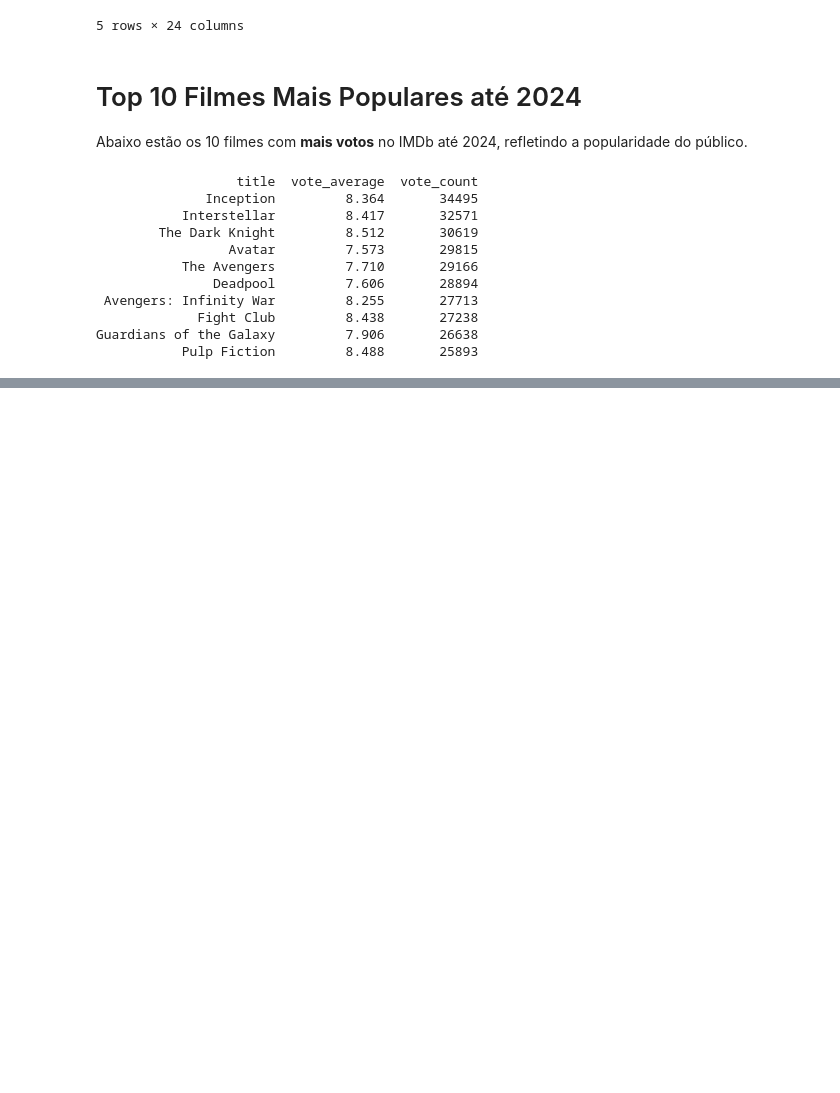
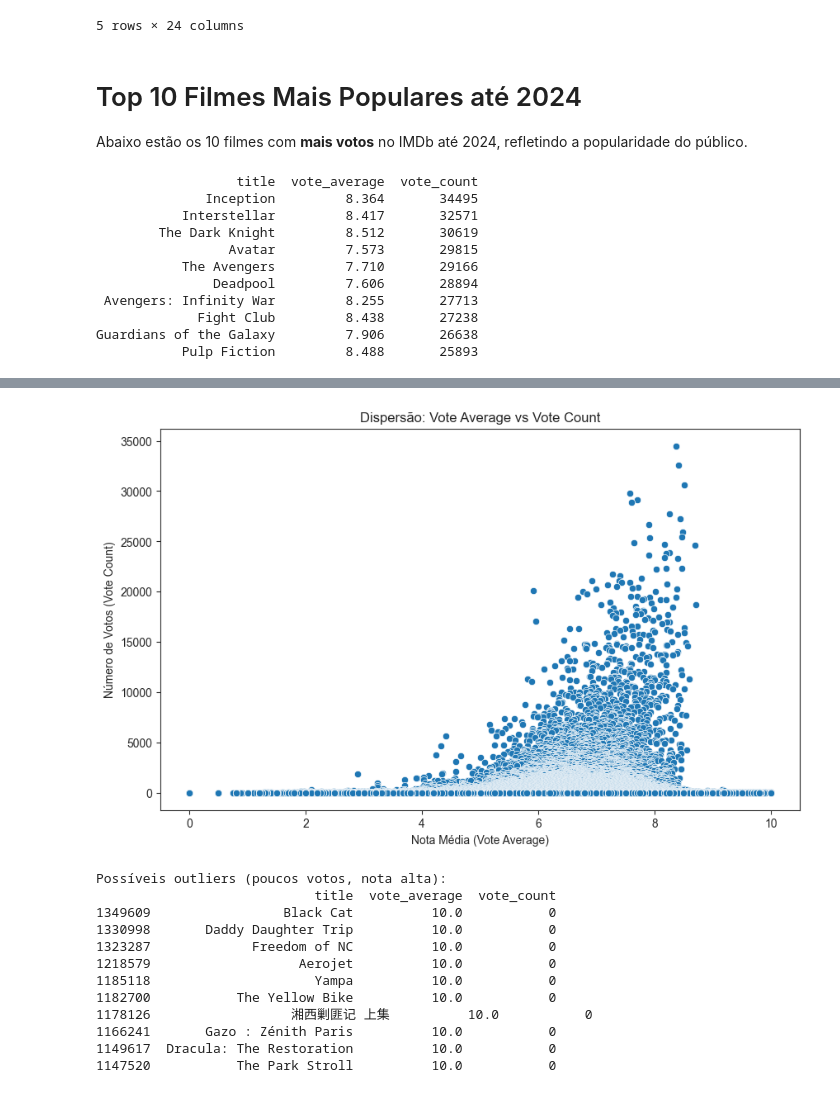
Before and after one commit to kauaneiras/Grupo-8-SBD2, a Jupyter notebook: Data Layer/raw/analytcs.ipynb, the cells around one changed output, grey strips where cells are left out. Cells and saved outputs as stored; diff of their text form; code cells hidden in the pictures; blank space fills up the shorter version.

```diff
--- a/Data Layer/raw/analytcs.ipynb
+++ b/Data Layer/raw/analytcs.ipynb
@@ -161,0 +184,40 @@ Name: count, dtype: int64
+# %%
+# Novo gráfico: dispersão para detectar outliers entre vote_average e vote_count
+df = pd.read_csv('dados_brutos.csv', encoding='utf-8')
+
+# Converte para numérico e remove NaN
+df['vote_average'] = pd.to_numeric(df['vote_average'], errors='coerce')
+df['vote_count'] = pd.to_numeric(df['vote_count'], errors='coerce')
+df_limpo = df.dropna(subset=['vote_average', 'vote_count'])
+
+# Gráfico de dispersão
+import matplotlib.pyplot as plt
+import seaborn as sns
+
+sns.set_style('ticks')
+plt.figure(figsize=(10,6))
+sns.scatterplot(x='vote_average', y='vote_count', data=df_limpo)
+plt.title('Dispersão: Vote Average vs Vote Count')
+plt.xlabel('Nota Média (Vote Average)')
+plt.ylabel('Número de Votos (Vote Count)')
+plt.show()
+
+# Identificar possíveis outliers: filmes com poucos votos mas notas altas
+# Ajuste os thresholds conforme necessário, talvez seja necessário intervalos maiores (ex: vote_count < 1000, vote_average > 7.5)
+outliers = df_limpo[(df_limpo['vote_count'] < 100) & (df_limpo['vote_average'] > 8)].sort_values('vote_average', ascending=False)
+print("Possíveis outliers (poucos votos, nota alta):")
+print(outliers[['title', 'vote_average', 'vote_count']].head(10))
+# %% [output]
+[figure, added]
+Possíveis outliers (poucos votos, nota alta):
+                            title  vote_average  vote_count
+1349609                 Black Cat          10.0           0
+1330998       Daddy Daughter Trip          10.0           0
+1323287             Freedom of NC          10.0           0
+1218579                   Aerojet          10.0           0
+1185118                     Yampa          10.0           0
+1182700           The Yellow Bike          10.0           0
+1178126                  湘西剿匪记 上集          10.0           0
+1166241       Gazo : Zénith Paris          10.0           0
+1149617  Dracula: The Restoration          10.0           0
+1147520           The Park Stroll          10.0           0
```
Also changed, not shown: parts of 4 cells of this notebook.
